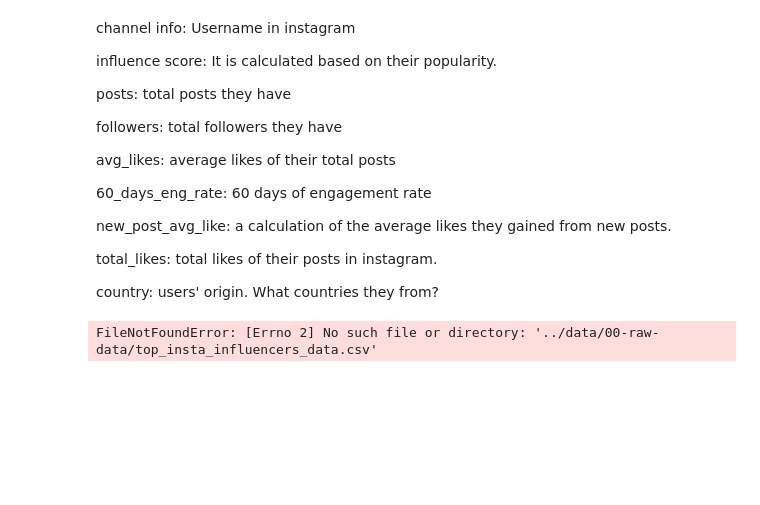
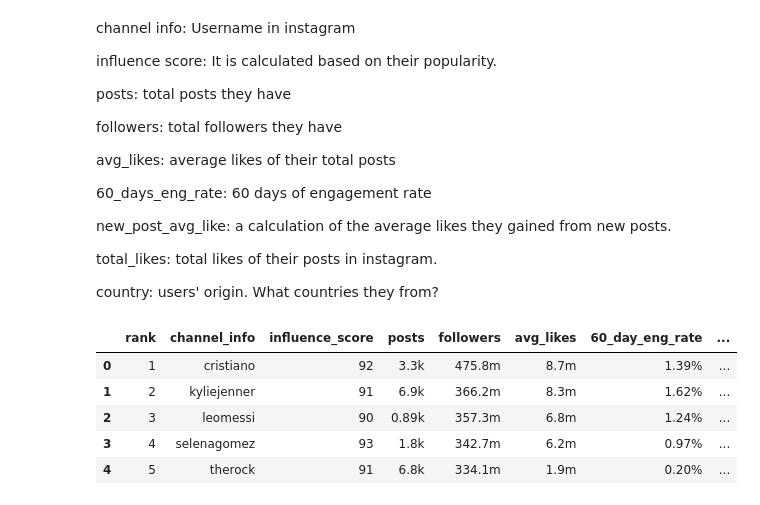
Before and after one commit to anly501/anly-501-project-YilinYang2000, a Jupyter notebook: 501-project-website/codes/Data_gathering1.ipynb, the cells around one changed output. Saved outputs shown, nothing was run; the diff lists cells and outputs as text; code cells hidden in the pictures; blank space fills up the shorter version.

```diff
--- a/501-project-website/codes/Data_gathering1.ipynb
+++ b/501-project-website/codes/Data_gathering1.ipynb
@@ -33,6 +67,11 @@ country: users' origin. What countries they from?
 # %%
  import pandas as pd
  instagram_infl = pd.read_csv("../data/00-raw-data/top_insta_influencers_data.csv")
- instagram_infl
+ instagram_infl.head()
 # %% [output]
-FileNotFoundError: [Errno 2] No such file or directory: '../data/00-raw-data/top_insta_influencers_data.csv'
+|  | rank | channel_info | influence_score | posts | followers | avg_likes | 60_day_eng_rate | ... |
+| 0 | 1 | cristiano | 92 | 3.3k | 475.8m | 8.7m | 1.39% | ... |
+| 1 | 2 | kyliejenner | 91 | 6.9k | 366.2m | 8.3m | 1.62% | ... |
+| 2 | 3 | leomessi | 90 | 0.89k | 357.3m | 6.8m | 1.24% | ... |
+| 3 | 4 | selenagomez | 93 | 1.8k | 342.7m | 6.2m | 0.97% | ... |
+| 4 | 5 | therock | 91 | 6.8k | 334.1m | 1.9m | 0.20% | ... |
```
Also changed, not shown: parts of 31 cells of this notebook, 14 other files.
